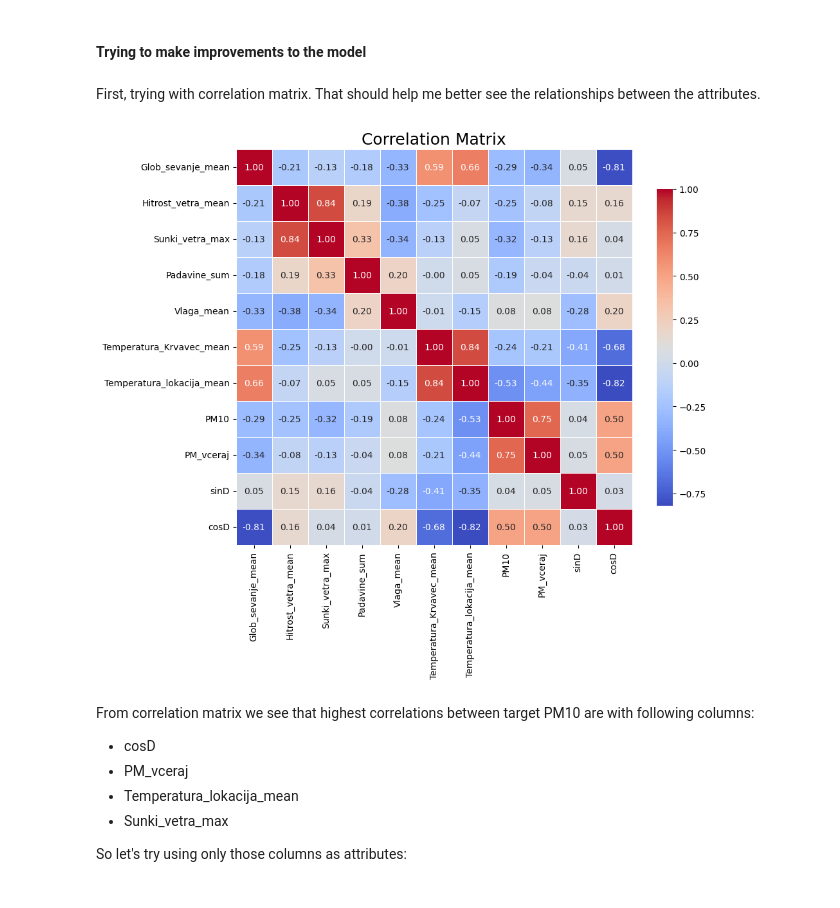
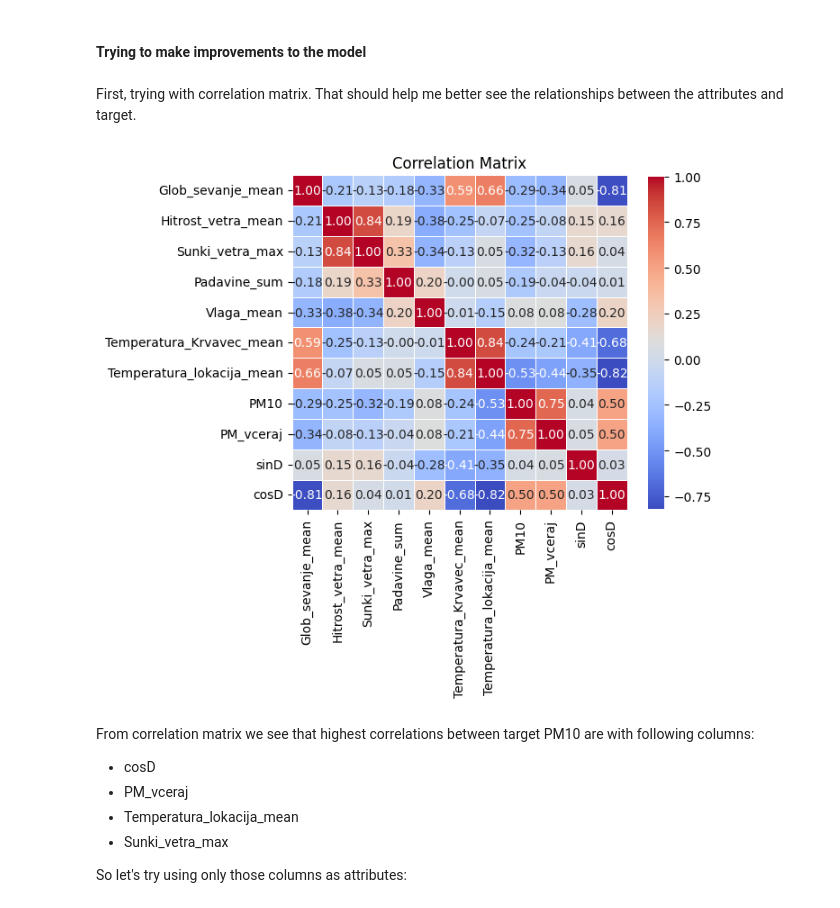
Before and after one commit to anjapijak/ML_assignments, a Jupyter notebook: assignment_1.ipynb, the cells around one changed output. Drawn from its saved outputs; the diff is of its cells as text; code cells hidden in the pictures.

```diff
--- a/assignment_1.ipynb
+++ b/assignment_1.ipynb
@@ -193,18 +193,18 @@ plt.show()
 #### Trying to make improvements to the model
 # %% [markdown]
 First, trying with correlation matrix.
-That should help me better see the relationships between the attributes.
+That should help me better see the relationships between the attributes and target.
 # %%
 correlation_matrix = df.corr()
 
-plt.figure(figsize=(10, 8))
+plt.figure(figsize=(6, 6))
 
 # Creating a heatmap
 sns.heatmap(correlation_matrix, annot=True, fmt=".2f", cmap='coolwarm', square=True, cbar_kws={"shrink": .8}, linewidths=.5)
-plt.title("Correlation Matrix", fontsize=18)
+plt.title("Correlation Matrix", fontsize=12)
 plt.show()
 # %% [output]
-[figure, old version]
+[figure, new version]
 # %% [markdown]
 From correlation matrix we see that highest correlations between target PM10 are with following columns:
 - cosD
```
Also changed, not shown: parts of 3 cells of this notebook.
